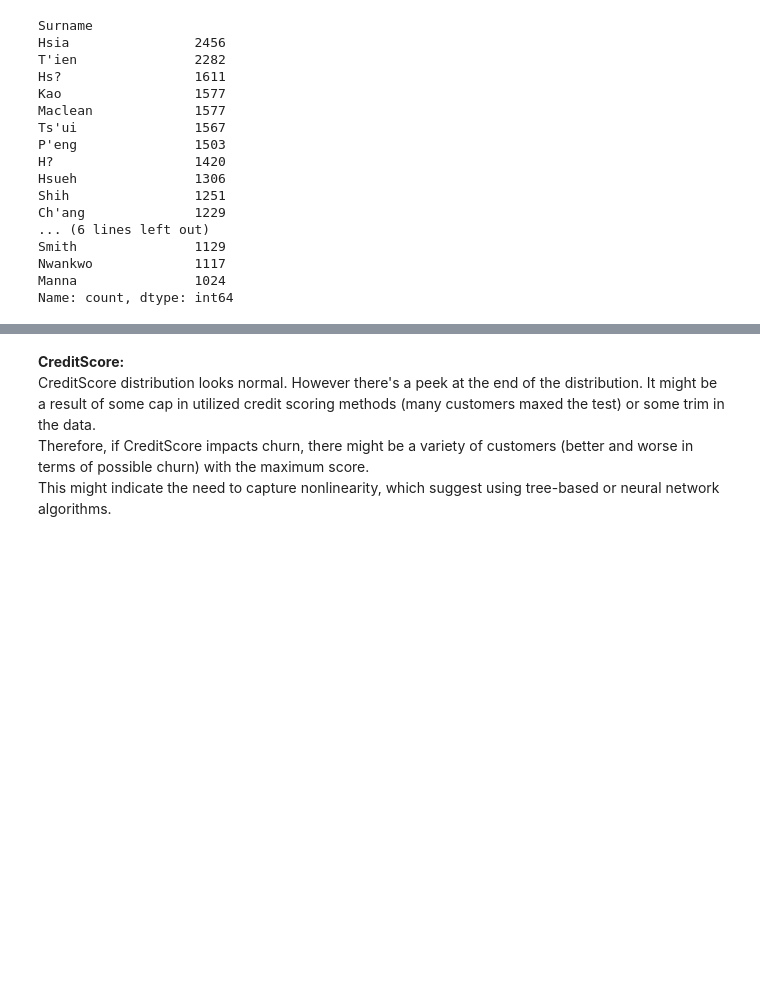
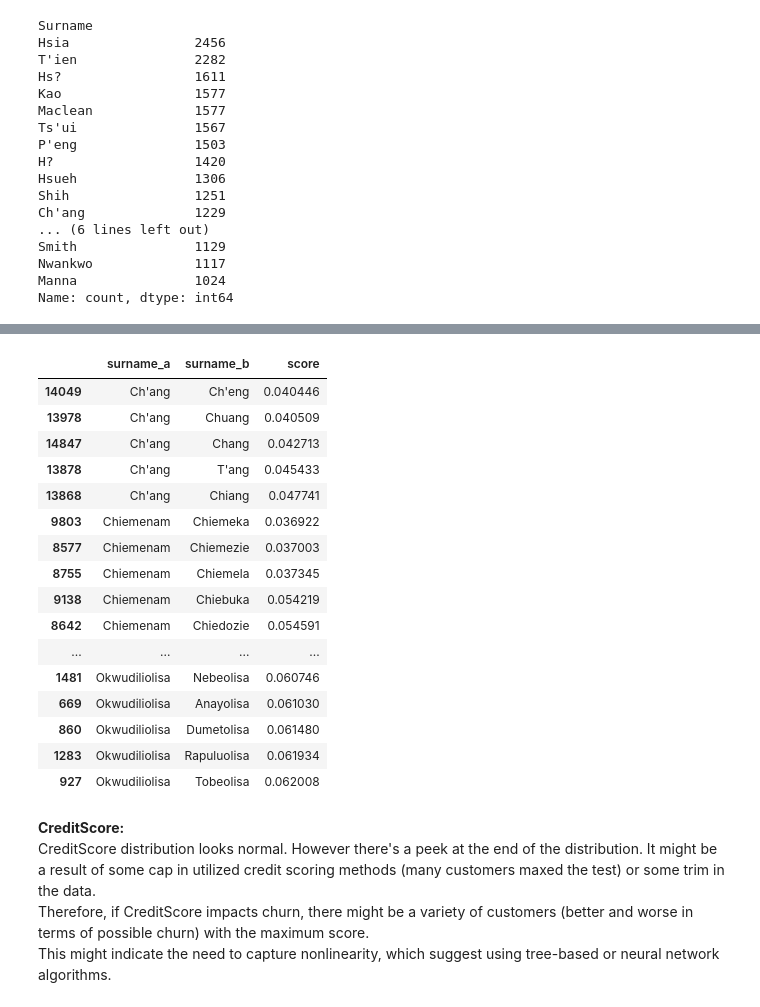
Before and after one commit to BartoszSzczesniak/bank_churn, a Jupyter notebook: exploration.ipynb, the cells around one changed output, grey strips where cells are left out. Cells and saved outputs as stored; diff of their text form; code cells hidden in the pictures; blank space fills up the shorter version.

Commit message:
described Surname embedding method

```diff
--- a/exploration.ipynb
+++ b/exploration.ipynb
@@ -117,0 +131,30 @@ Name: count, dtype: int64
+# %%
+import numpy as np
+from itertools import combinations
+import nltk
+from gensim.models.word2vec import Word2Vec
+
+surnames = df_train.Surname.drop_duplicates().reset_index(drop=True)
+surnames_expanded = ["^" + surname + "$" for surname in surnames]
+
+corpus = [tuple(["".join(ngram) for ngram in nltk.ngrams(surname, n=3)]) for surname in surnames_expanded]
+
+w2v_model = Word2Vec(sentences=corpus, vector_size=100, alpha=0.025, window=10, min_count=1)
+surname_vectors = [np.mean(np.stack([w2v_model.wv[phrase] for phrase in ngram], axis=1), axis=1) for ngram in corpus]
+
+def wmd_gen():
+    for i, j in combinations(range(len(corpus)), 2):
+        similarity = w2v_model.wv.wmdistance(corpus[i], corpus[j], False)
+        if similarity < 0.1:
+            yield surnames[i], surnames[j], similarity
+
+wmd_iter = wmd_gen()
+res_wmd = [next(wmd_iter) for _ in range(15000)]
+df_res_wmd = pd. \
+    DataFrame(res_wmd). \
+    rename(columns = {0: "surname_a", 1: "surname_b", 2:"score"}). \
+    sort_values(["surname_a", "score"]). \
+    groupby("surname_a").head(5)
+
+df_res_wmd
+# %% [output]
@@ -118,3 +168,20 @@ Name: count, dtype: int64
+|  | surname_a | surname_b | score |
+| 14049 | Ch'ang | Ch'eng | 0.040446 |
+| 13978 | Ch'ang | Chuang | 0.040509 |
+| 14847 | Ch'ang | Chang | 0.042713 |
+| 13878 | Ch'ang | T'ang | 0.045433 |
+| 13868 | Ch'ang | Chiang | 0.047741 |
+| 9803 | Chiemenam | Chiemeka | 0.036922 |
+| 8577 | Chiemenam | Chiemezie | 0.037003 |
+| 8755 | Chiemenam | Chiemela | 0.037345 |
+| 9138 | Chiemenam | Chiebuka | 0.054219 |
+| 8642 | Chiemenam | Chiedozie | 0.054591 |
+| ... | ... | ... | ... |
+| 1481 | Okwudiliolisa | Nebeolisa | 0.060746 |
+| 669 | Okwudiliolisa | Anayolisa | 0.061030 |
+| 860 | Okwudiliolisa | Dumetolisa | 0.061480 |
+| 1283 | Okwudiliolisa | Rapuluolisa | 0.061934 |
+| 927 | Okwudiliolisa | Tobeolisa | 0.062008 |
 # %% [markdown]
 **CreditScore:**
 CreditScore distribution looks normal. However there's a peek at the end of the distribution. It might be a result of some cap in utilized credit scoring methods (many customers maxed the test) or some trim in the data.
```
Also changed, not shown: parts of 3 cells of this notebook.
